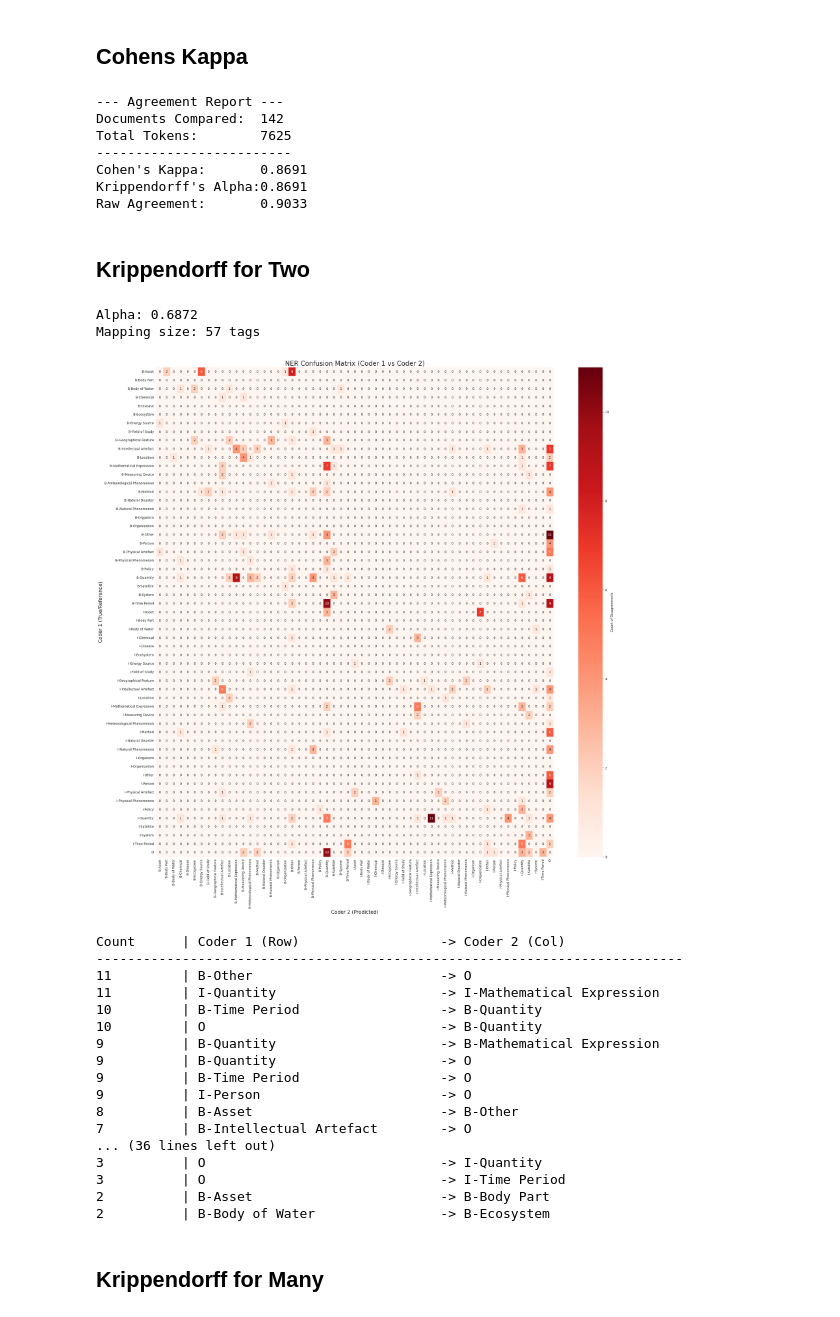
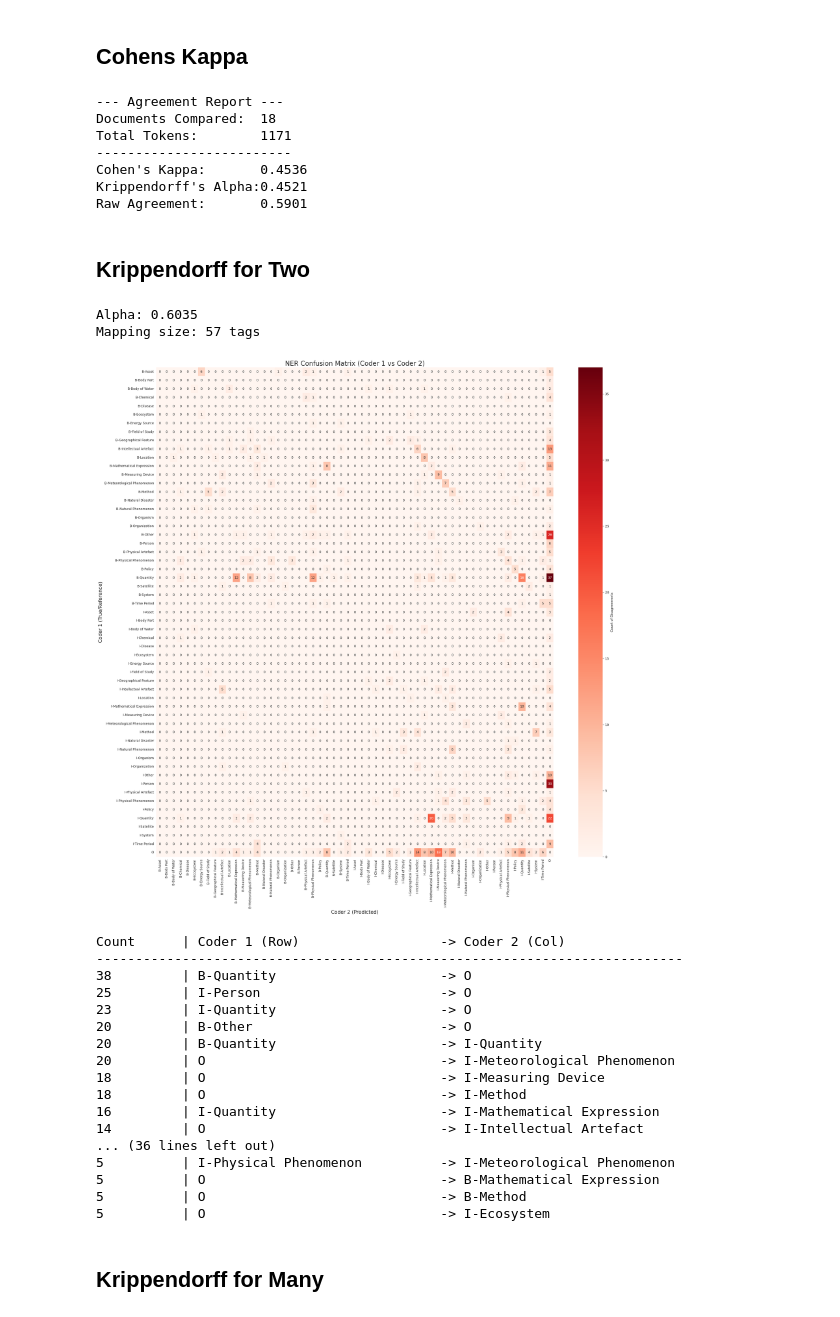
Before and after one commit to P0L3/CliReNER, a Jupyter notebook: annotator_stats.ipynb, the cells around one changed output. Drawn from its saved outputs; the diff is of its cells as text; code cells hidden in the pictures.

```diff
--- a/annotator_stats.ipynb
+++ b/annotator_stats.ipynb
@@ -492,17 +492,17 @@ data_referent = list({d['id']: d for d in data_referent}.values())
 ANNOTATOR_DIR = "/home/p0l3/RAD/DROP/CLIRENER/ANNOTATORS/"
 "/home/p0l3/RAD/DROP/CLIRENER/ANNOTATORS/5/"
 data_0 = convert_to_token_spans(cwed4eta_process_json_file(ANNOTATOR_DIR + "0/" + "OG.json"))
-data_1 = convert_to_token_spans(cwed4eta_process_json_file(ANNOTATOR_DIR + "1/" + "G3_21126.json", [4, 1, 5]))
-data_2 = convert_to_token_spans(cwed4eta_process_json_file(ANNOTATOR_DIR + "2/" + "G4_14126.json", [1, 6]))
-data_3 = convert_to_token_spans(cwed4eta_process_json_file(ANNOTATOR_DIR + "3/" + "G4_19126.json", [1, 7]))
-data_4 = convert_to_token_spans(cwed4eta_process_json_file(ANNOTATOR_DIR + "4/" + "G2_7126.json", [8]))
+data_1 = convert_to_token_spans(cwed4eta_process_json_file(ANNOTATOR_DIR + "1/" + "G3_10226.json", [4, 1, 5])) # [4, 1, 5]
+data_2 = convert_to_token_spans(cwed4eta_process_json_file(ANNOTATOR_DIR + "2/" + "G4_14126.json", [1, 6])) # [1, 6]
+data_3 = convert_to_token_spans(cwed4eta_process_json_file(ANNOTATOR_DIR + "3/" + "G4_10226.json", [1, 7])) # [1, 7]
+data_4 = convert_to_token_spans(cwed4eta_process_json_file(ANNOTATOR_DIR + "4/" + "G2_10226.json", [8]))
 data_5 = convert_to_token_spans(process_directory_of_json_files("RESULTS/ANNOTATORS/5/", [9]))
 data_6 = convert_to_token_spans(cwed4eta_process_json_file(ANNOTATOR_DIR + "6/" + "G1_15126.json", [13]))
 data_7 = None
 data_8 = convert_to_token_spans(cwed4eta_process_json_file(ANNOTATOR_DIR + "8/" + "G6_7126.json", [12]))
-data_9 = None
-data_10 = convert_to_token_spans(cwed4eta_process_json_file(ANNOTATOR_DIR + "10/" + "G3_21126.json", [1, 15]))
-data_11 = convert_to_token_spans(cwed4eta_process_json_file(ANNOTATOR_DIR + "11/" + "G5_21126.json", [4, 1, 14]))
+data_9 = convert_to_token_spans(cwed4eta_process_json_file(ANNOTATOR_DIR + "9/" + "G2_10226.json", [1, 11])) # [1, 11]
+data_10 = convert_to_token_spans(cwed4eta_process_json_file(ANNOTATOR_DIR + "10/" + "G3_10226_2.json", [1, 15])) # [1, 15]
+data_11 = convert_to_token_spans(cwed4eta_process_json_file(ANNOTATOR_DIR + "11/" + "G5_21126.json", [4, 1, 14])) # [4, 1, 14]
 data_12 = None
 
 ##
@@ -880,53 +880,53 @@ def calculate_agreement_nltk(data_0, data_1, label_map=None):
 # --- usage example ---
 # Assuming data_0 and data_1 are already loaded lists of your dictionaries
 
-task = calculate_agreement_nltk(agg_data_1, agg_data_2)
+task = calculate_agreement_nltk(data_9, data_4)
 # calculate_agreement_nltk(data_0, data_10)
 # %% [output]
 --- Agreement Report ---
-Documents Compared:  142
-Total Tokens:        7625
+Documents Compared:  18
+Total Tokens:        1171
 -------------------------
-Cohen's Kappa:       0.8691
-Krippendorff's Alpha:0.8691
-Raw Agreement:       0.9033
+Cohen's Kappa:       0.4536
+Krippendorff's Alpha:0.4521
+Raw Agreement:       0.5901
 # %% [markdown]
 ## Krippendorff for Two
 # %%
 # 1. Run calculation
-alpha, count, cm, mapping = calculate_ner_agreement(data_1, data_0)
+alpha, count, cm, mapping = calculate_ner_agreement(data_1, data_10)
 
 # 2. Print results
 print(f"Alpha: {alpha:.4f}")
 print(f"Mapping size: {len(mapping)} tags")
 
 # 3. Plot (using the plot function provided previously)
 if cm is not None:
     plot_ner_confusion_matrix(cm, mapping, hide_diagonal=True)
 # %% [output]
-Alpha: 0.6872
+Alpha: 0.6035
 Mapping size: 57 tags
-[figure, old version]
+[figure, new version]
 # %%
 print_top_confusions(cm, mapping, top_n=50)
 # %% [output]
 Count      | Coder 1 (Row)                  -> Coder 2 (Col)
 ---------------------------------------------------------------------------
-11         | B-Other                        -> O
-11         | I-Quantity                     -> I-Mathematical Expression
-10         | B-Time Period                  -> B-Quantity
-10         | O                              -> B-Quantity
-9          | B-Quantity                     -> B-Mathematical Expression
-9          | B-Quantity                     -> O
-9          | B-Time Period                  -> O
-9          | I-Person                       -> O
-8          | B-Asset                        -> B-Other
-7          | B-Intellectual Artefact        -> O
+38         | B-Quantity                     -> O
+25         | I-Person                       -> O
+23         | I-Quantity                     -> O
+20         | B-Other                        -> O
+20         | B-Quantity                     -> I-Quantity
+20         | O                              -> I-Meteorological Phenomenon
+18         | O                              -> I-Measuring Device
+18         | O                              -> I-Method
+16         | I-Quantity                     -> I-Mathematical Expression
+14         | O                              -> I-Intellectual Artefact
 ... (36 lines left out)
-3          | O                              -> I-Quantity
-3          | O                              -> I-Time Period
-2          | B-Asset                        -> B-Body Part
-2          | B-Body of Water                -> B-Ecosystem
+5          | I-Physical Phenomenon          -> I-Meteorological Phenomenon
+5          | O                              -> B-Mathematical Expression
+5          | O                              -> B-Method
+5          | O                              -> I-Ecosystem
 # %% [markdown]
 ## Krippendorff for Many
 # %%
```
Also changed, not shown: parts of 5 cells of this notebook, 2 other files.
